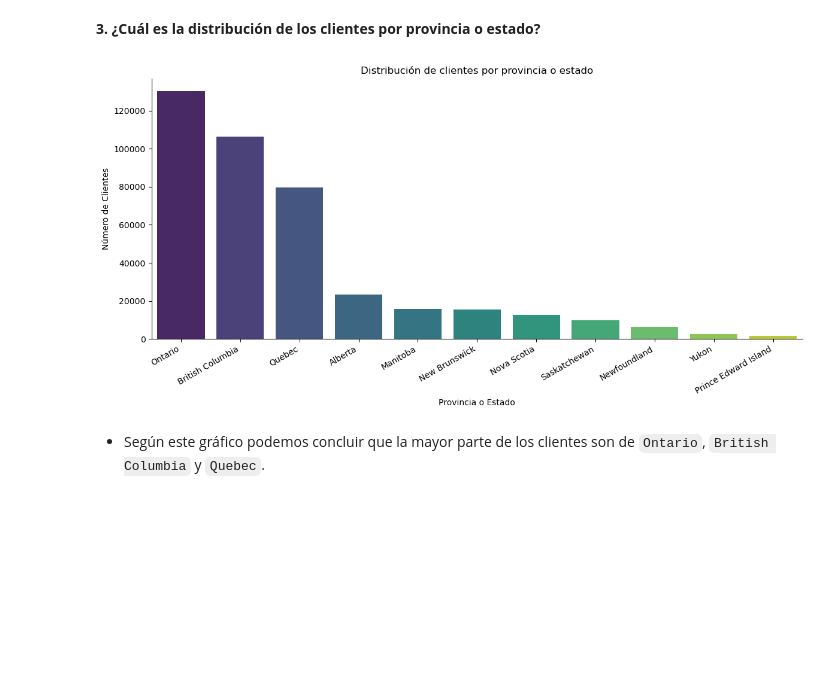
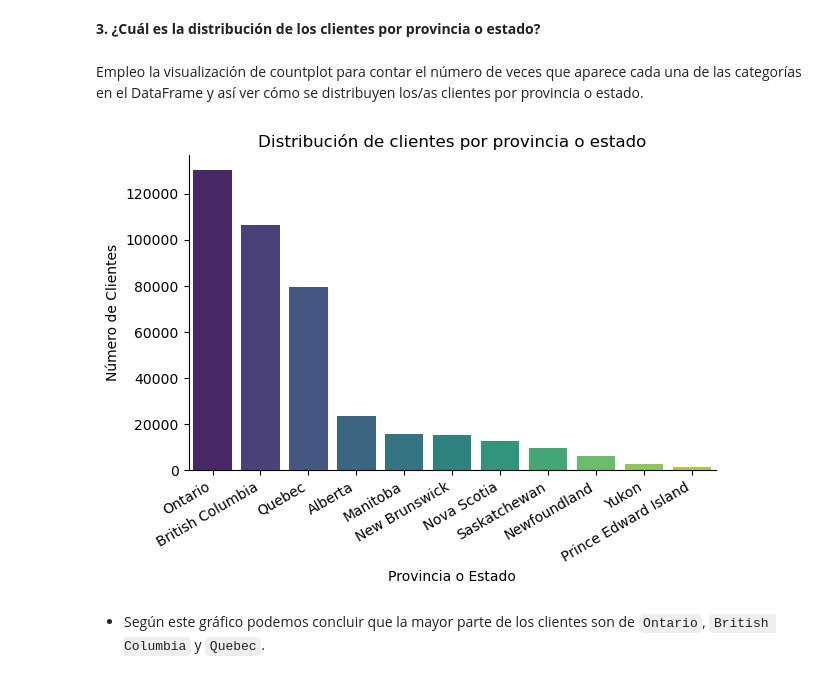
Before and after one commit to Adalab/bda-modulo-3-evaluacion-final-eaguilag, a Jupyter notebook: bda-modulo-2-evaluacion-final-promo-angela-elena-aguila.ipynb, the cells around one changed output. Drawn from its saved outputs; the diff is of its cells as text; code cells hidden in the pictures; blank space fills up the shorter version.

Commit message:
Add new visualizations and conclusions to phase 2

```diff
--- a/bda-modulo-2-evaluacion-final-promo-angela-elena-aguila.ipynb
+++ b/bda-modulo-2-evaluacion-final-promo-angela-elena-aguila.ipynb
@@ -392,3 +392,7 @@ df_cleaned.rename(columns={"salary_iterative": "salary"}, inplace=True)
 df_cleaned.to_csv("customer-data.csv",index=False)
 # %% [markdown]
 ## Fase 2: Visualización
+# %%
+# Cargo el DataFrame limpio para no tener que ejecutar las celdas anteriores
+df_cleaned = pd.read_csv("customer-data.csv")
+df_cleaned.sample()
@@ -458,35 +467,35 @@ plt.show()
 - La nube de puntos que tiende hacia arriba y la línea de tendencia indican que sí que existe una relación entre ambas variables, **a mayor distancia de los vuelos más puntos acumulados**.
 # %% [markdown]
 **3. ¿Cuál es la distribución de los clientes por provincia o estado?**
+# %% [markdown]
+Empleo la visualización de countplot para contar el número de veces que aparece cada una de las categorías en  el DataFrame y así ver cómo se distribuyen los/as clientes por provincia o estado.
 # %%
-# Selecciono las columnas relevantes para la visualizacion
-df_province_count = df_cleaned["province"].value_counts().reset_index()
-df_province_count.columns = ["province", "count"]  # Renombrar las columnas para mayor claridad
+# Elimino duplicados basados en loyalty_number para contar clientes unicos
+df_unique_customers = df_cleaned.drop_duplicates(subset="loyalty_number")
 
-# Ordeno por numero de clientes en cada provincia
-df_province_count = df_province_count.sort_values("count", ascending=False)
+# Cuento las ocurrencias de cada provincia y las ordeno de forma descendente
+df_province_count = df_unique_customers["province"].value_counts().sort_values(ascending=False)
 
-# Crear el grafico de barras o count plot
-plt.figure(figsize=(12, 6))
-sns.barplot(x="province",
-            y="count",
-            data=df_province_count,
-            palette="viridis")
+# Creo el grafico countplot
+sns.countplot(x="province",
+              data=df_cleaned,
+              order=df_province_count.index,
+              palette="viridis")
 
 # Cambio el nombre de los ejes, los giro y pongo titulo a la grafica
 plt.title("Distribución de clientes por provincia o estado")
 plt.xlabel("Provincia o Estado")
 plt.ylabel("Número de Clientes")
 plt.xticks(rotation=30, ha="right")
 # Quito la linea de arriba y de la derecha
 plt.gca().spines["right"].set_visible(False)
 plt.gca().spines["top"].set_visible(False)
 
 # Muestro la grafica
 plt.tight_layout()
 plt.show()
 # %% [output]
-[figure, old version]
+[figure, new version]
 # %% [markdown]
 - Según este gráfico podemos concluir que la mayor parte de los clientes son de `Ontario`, `British Columbia` y `Quebec`.
 # %% [markdown]
```
Also changed, not shown: parts of 17 cells of this notebook.
